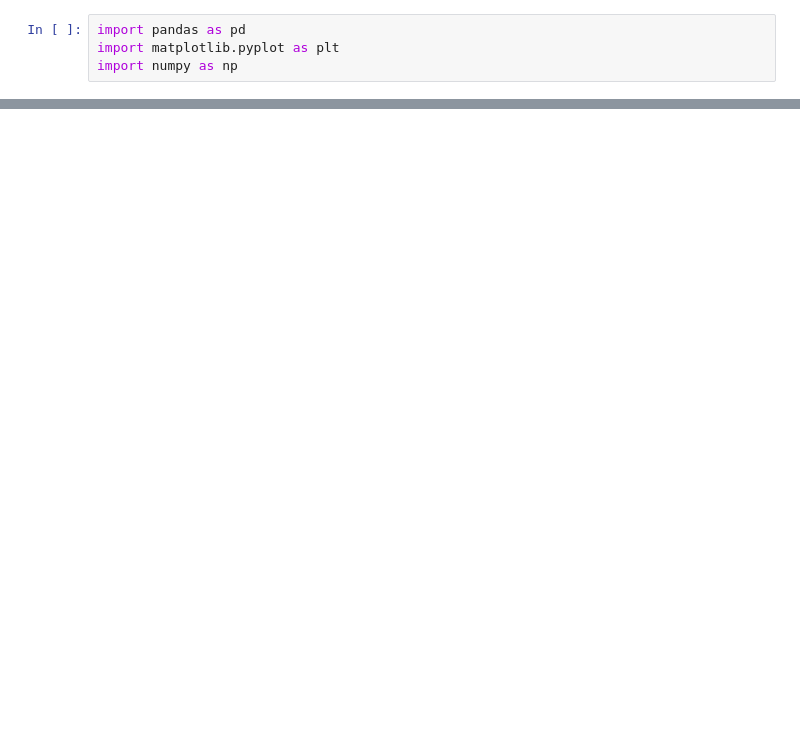
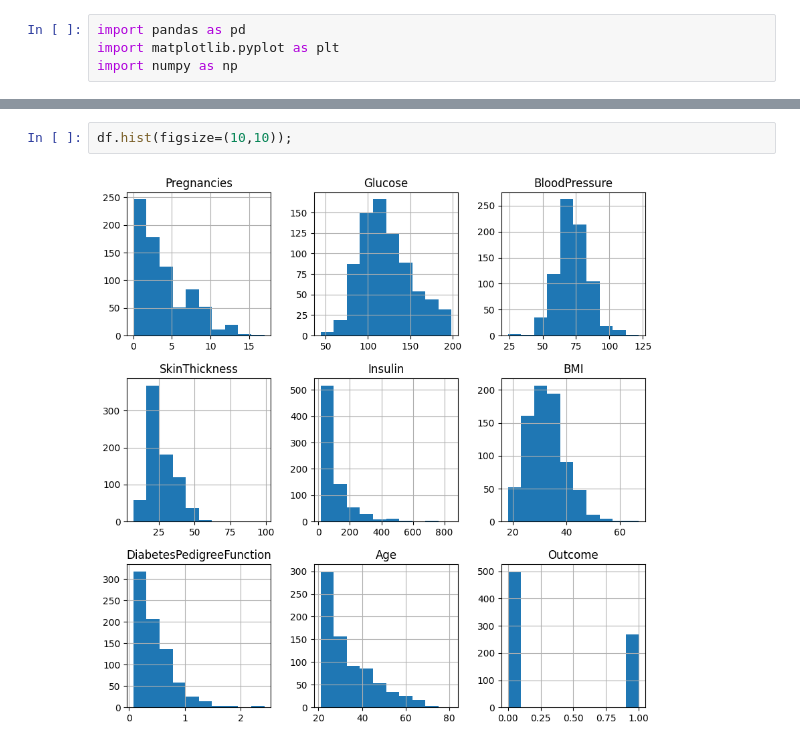
Before and after one commit to ibrahimediz/DeepLearningFundamentals, a Jupyter notebook: Egzersiz/Şafak/02_01_MLFundamentals.ipynb, the cells around one changed output, grey strips where cells are left out. Saved outputs shown, nothing was run; the diff lists cells and outputs as text; blank space fills up the shorter version.

```diff
--- a/Egzersiz/Şafak/02_01_MLFundamentals.ipynb
+++ b/Egzersiz/Şafak/02_01_MLFundamentals.ipynb
@@ -55,0 +69,4 @@ df.describe()
+# %%
+df.hist(figsize=(10,10));
+# %% [output]
+[figure, added]
```
Also changed, not shown: parts of 28 cells of this notebook, 6 other files.
